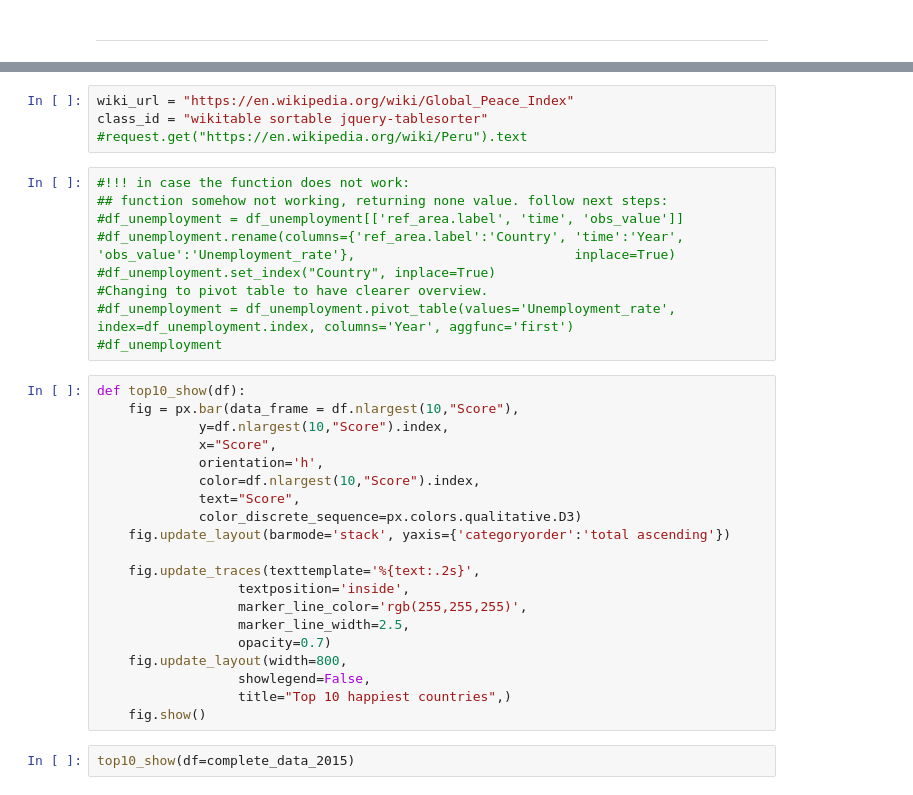
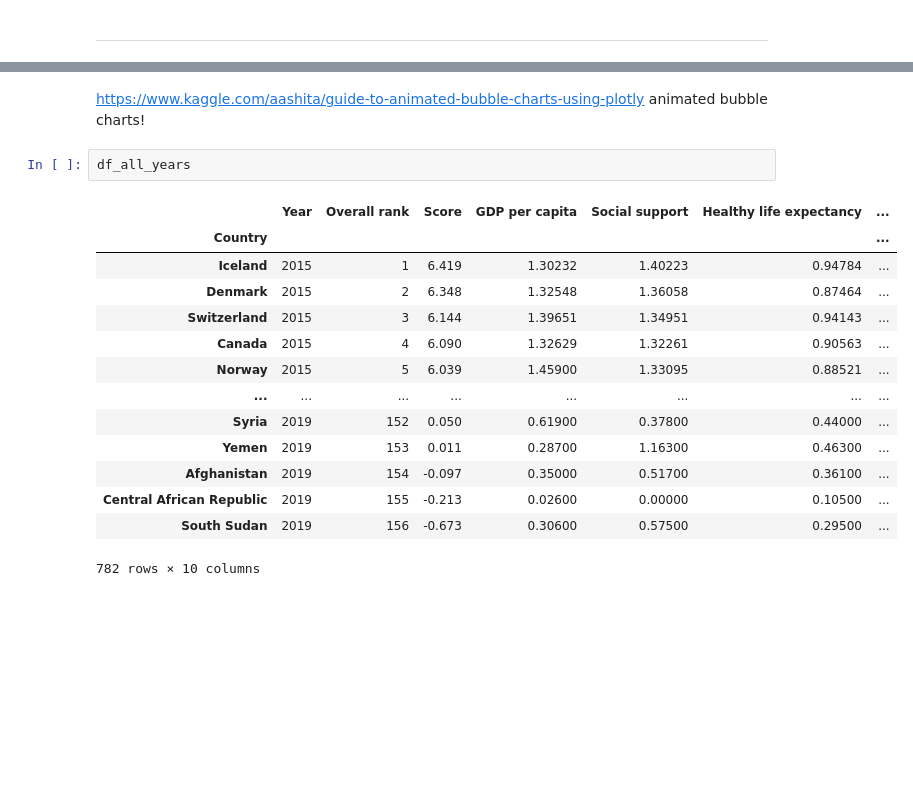
Before and after one commit to RoxannaW/Project_world_happiness, a Jupyter notebook: src/main.ipynb, the cells around one changed output, grey strips where cells are left out. Drawn from its saved outputs; the diff is of its cells as text; blank space fills up the shorter version.

```diff
--- a/src/main.ipynb
+++ b/src/main.ipynb
@@ -667,35 +667,19 @@ df_world_peace
-# %%
-wiki_url = "https://en.wikipedia.org/wiki/Global_Peace_Index"
-class_id = "wikitable sortable jquery-tablesorter"
-#request.get("https://en.wikipedia.org/wiki/Peru").text
-# %%
-#!!! in case the function does not work:
-## function somehow not working, returning none value. follow next steps:
-#df_unemployment = df_unemployment[['ref_area.label', 'time', 'obs_value']]
-#df_unemployment.rename(columns={'ref_area.label':'Country', 'time':'Year', 'obs_value':'Unemployment_rate'},                            inplace=True)
-#df_unemployment.set_index("Country", inplace=True)
-#Changing to pivot table to have clearer overview.
-#df_unemployment = df_unemployment.pivot_table(values='Unemployment_rate', index=df_unemployment.index, columns='Year', aggfunc='first')
-#df_unemployment
-# %%
-def top10_show(df):
-    fig = px.bar(data_frame = df.nlargest(10,"Score"),
-             y=df.nlargest(10,"Score").index,
-             x="Score",
-             orientation='h',
-             color=df.nlargest(10,"Score").index,
-             text="Score",
-             color_discrete_sequence=px.colors.qualitative.D3)
-    fig.update_layout(barmode='stack', yaxis={'categoryorder':'total ascending'})
-
-    fig.update_traces(texttemplate='%{text:.2s}',
-                  textposition='inside',
-                  marker_line_color='rgb(255,255,255)',
-                  marker_line_width=2.5,
-                  opacity=0.7)
-    fig.update_layout(width=800,
-                  showlegend=False,
-                  title="Top 10 happiest countries",)
-    fig.show()
-# %%
-top10_show(df=complete_data_2015)
+# %% [markdown]
+https://www.kaggle.com/aashita/guide-to-animated-bubble-charts-using-plotly animated bubble charts!
+# %%
+df_all_years
+# %% [output]
+|  | Year | Overall rank | Score | GDP per capita | Social support | Healthy life expectancy | ... |
+| Country |  |  |  |  |  |  | ... |
+| Iceland | 2015 | 1 | 6.419 | 1.30232 | 1.40223 | 0.94784 | ... |
+| Denmark | 2015 | 2 | 6.348 | 1.32548 | 1.36058 | 0.87464 | ... |
+| Switzerland | 2015 | 3 | 6.144 | 1.39651 | 1.34951 | 0.94143 | ... |
+| Canada | 2015 | 4 | 6.090 | 1.32629 | 1.32261 | 0.90563 | ... |
+| Norway | 2015 | 5 | 6.039 | 1.45900 | 1.33095 | 0.88521 | ... |
+| ... | ... | ... | ... | ... | ... | ... | ... |
+| Syria | 2019 | 152 | 0.050 | 0.61900 | 0.37800 | 0.44000 | ... |
+| Yemen | 2019 | 153 | 0.011 | 0.28700 | 1.16300 | 0.46300 | ... |
+| Afghanistan | 2019 | 154 | -0.097 | 0.35000 | 0.51700 | 0.36100 | ... |
+| Central African Republic | 2019 | 155 | -0.213 | 0.02600 | 0.00000 | 0.10500 | ... |
+| South Sudan | 2019 | 156 | -0.673 | 0.30600 | 0.57500 | 0.29500 | ... |
+782 rows × 10 columns
```
Also changed, not shown: parts of 15 cells of this notebook, 1 other file.
